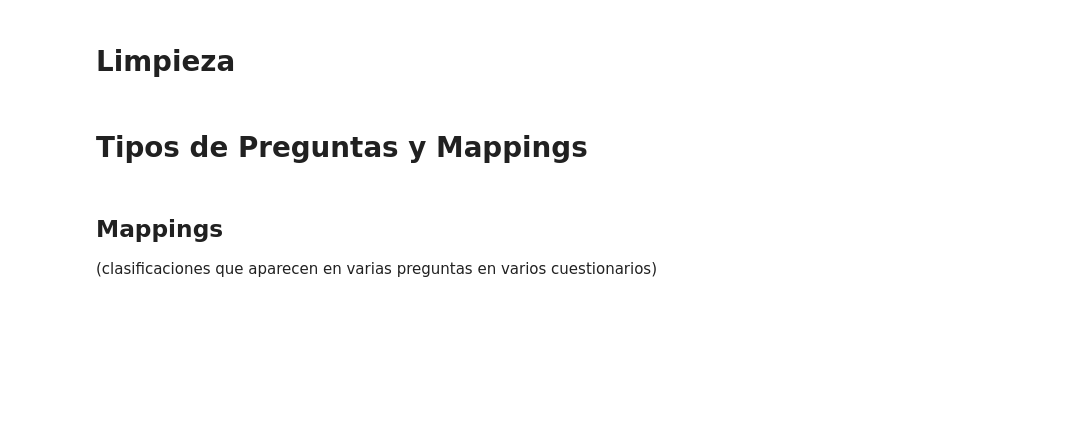
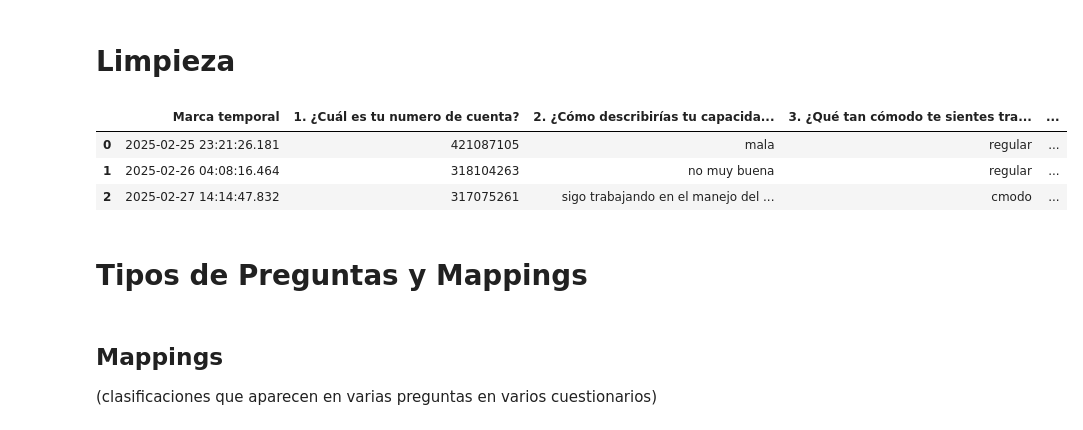
Before and after one commit to camargomau/questionnaires, a Jupyter notebook: S1.85.03 Procesamiento de Cuestionarios.ipynb, the cells around one changed output. Cells and saved outputs as stored; diff of their text form; code cells hidden in the pictures; blank space fills up the shorter version.

```diff
--- a/S1.85.03 Procesamiento de Cuestionarios.ipynb
+++ b/S1.85.03 Procesamiento de Cuestionarios.ipynb
@@ -44,20 +52,10 @@ def clean_text(text):
 
 # Lista de DataFrames donde se almacenarán los datos limpios
 questionnaires_clean = []
-for questionnaire_i, questionnaire in enumerate(questionnaires):
-	questionnaires_clean.append(questionnaire.copy())
-	# Verificar si "Dirección de correo" existe y luego eliminarla
-	if "Dirección de correo electrónico" in questionnaires_clean[questionnaire_i].columns:
-		questionnaires_clean[questionnaire_i].drop(columns=["Dirección de correo electrónico"], inplace=True)
-
-# Lista de DataFrames donde se almacenarán los datos limpios
-questionnaires_clean = []
 for questionnaire in questionnaires:
-	# Mismo cuestionario con mismas columnas
     # Copiar el DataFrame y eliminar la columna si existe
-    cleaned_df = questionnaire.drop(columns=["Dirección de correo electrónico"], errors="ignore")
-    questionnaires_clean.append(cleaned_df)
-
+    new_questionnaire = questionnaire.drop(columns=["Dirección de correo electrónico"], errors="ignore")
+    questionnaires_clean.append(new_questionnaire)
 
 # Aplicar la función de limpieza a cada respuesta en los cuestionarios
 for questionnaire_i, questionnaire in enumerate(questionnaires):
@@ -67,6 +65,13 @@ for questionnaire_i, questionnaire in enumerate(questionnaires):
 			questionnaires_clean[questionnaire_i][column] = questionnaire[column].astype(str).apply(clean_text)
 		else:
 			questionnaires_clean[questionnaire_i][column] = questionnaire[column]
+# %%
+questionnaires_clean[2].head(3)
+# %% [output]
+|  | Marca temporal | 1. ¿Cuál es tu numero de cuenta? | 2. ¿Cómo describirías tu capacida... | 3. ¿Qué tan cómodo te sientes tra... | ... |
+| 0 | 2025-02-25 23:21:26.181 | 421087105 | mala | regular | ... |
+| 1 | 2025-02-26 04:08:16.464 | 318104263 | no muy buena | regular | ... |
+| 2 | 2025-02-27 14:14:47.832 | 317075261 | sigo trabajando en el manejo del ... | cmodo | ... |
 # %% [markdown]
 # Tipos de Preguntas y Mappings
 # %% [markdown]
```
Also changed, not shown: parts of 1 cell of this notebook, 1 other file.
